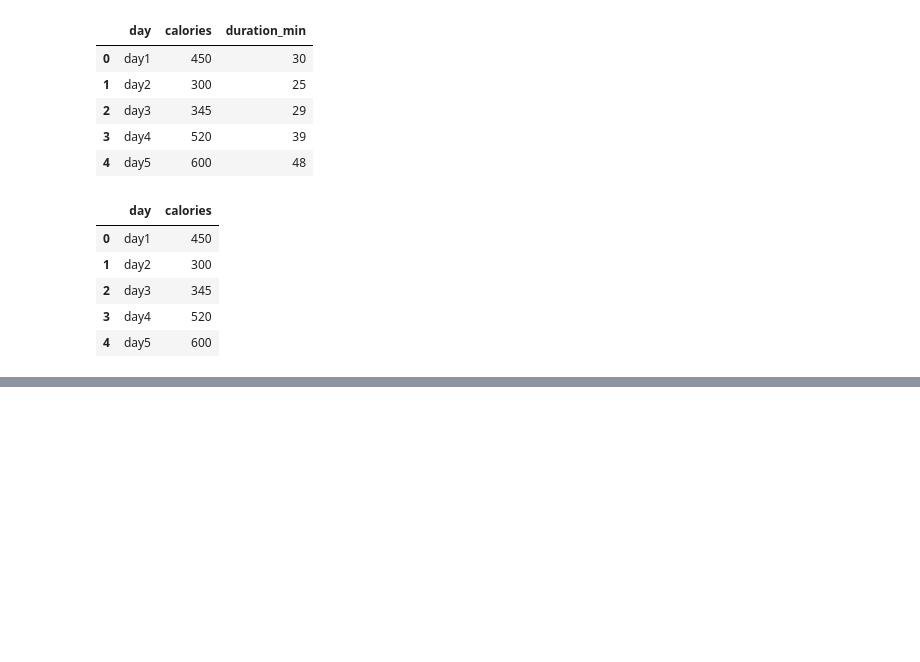
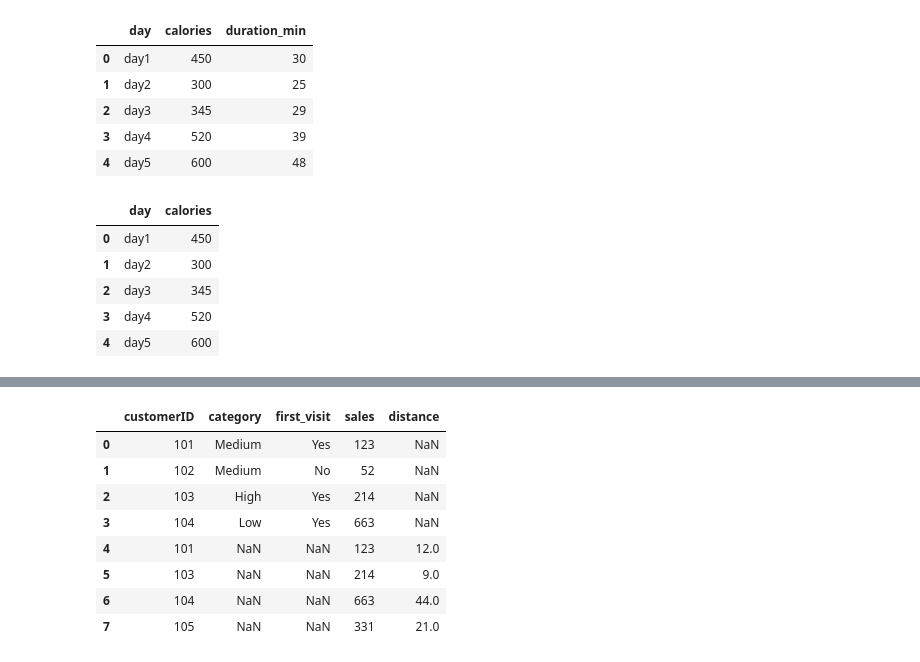
Before and after one commit to chemkemeimyers/PythonProjects, a Jupyter notebook: Pandas.ipynb, the cells around one changed output, grey strips where cells are left out. Cells and saved outputs as stored; diff of their text form; code cells hidden in the pictures; blank space fills up the shorter version.

```diff
--- a/Pandas.ipynb
+++ b/Pandas.ipynb
@@ -600,0 +633,12 @@ calorie_data.drop('duration_min',axis=1)
+# %%
+pd.concat([data_cust, data_cust_new], axis=0)
+# %% [output]
+|  | customerID | category | first_visit | sales | distance |
+| 0 | 101 | Medium | Yes | 123 | NaN |
+| 1 | 102 | Medium | No | 52 | NaN |
+| 2 | 103 | High | Yes | 214 | NaN |
+| 3 | 104 | Low | Yes | 663 | NaN |
+| 4 | 101 | NaN | NaN | 123 | 12.0 |
+| 5 | 103 | NaN | NaN | 214 | 9.0 |
+| 6 | 104 | NaN | NaN | 663 | 44.0 |
+| 7 | 105 | NaN | NaN | 331 | 21.0 |
```
Also changed, not shown: parts of 18 cells of this notebook.
